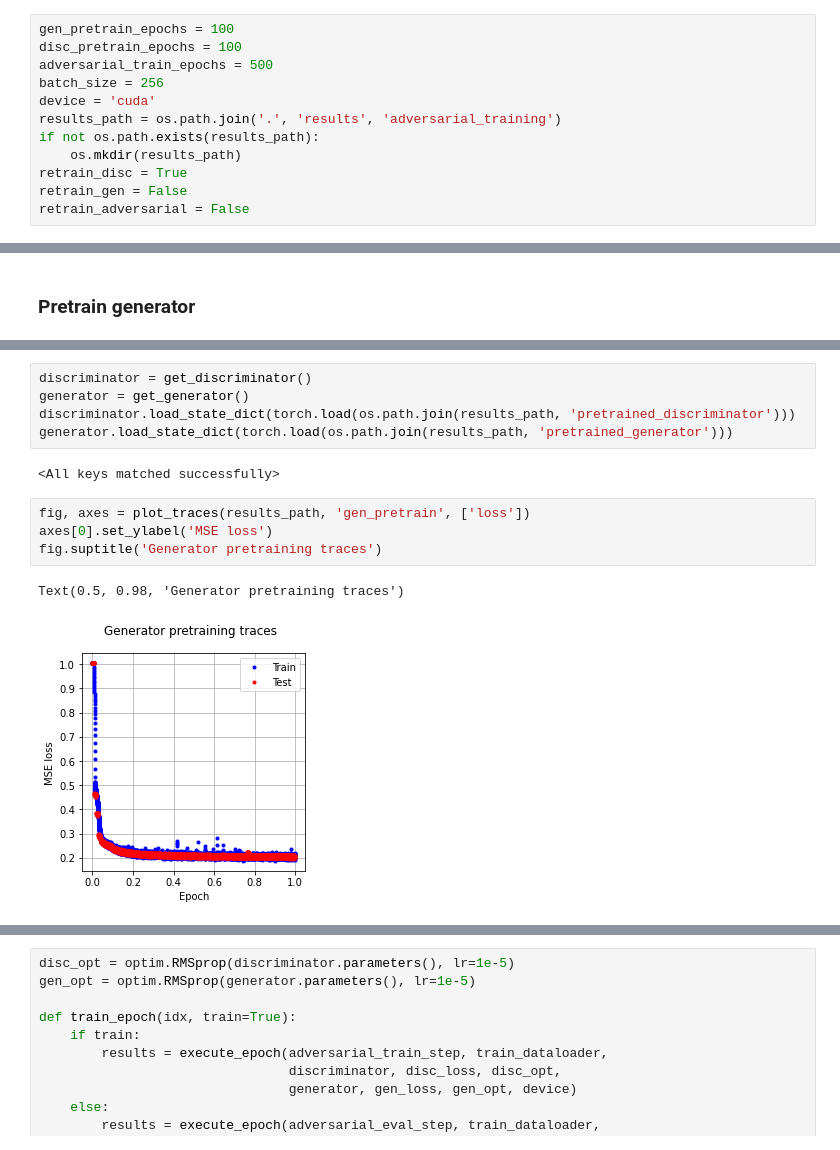
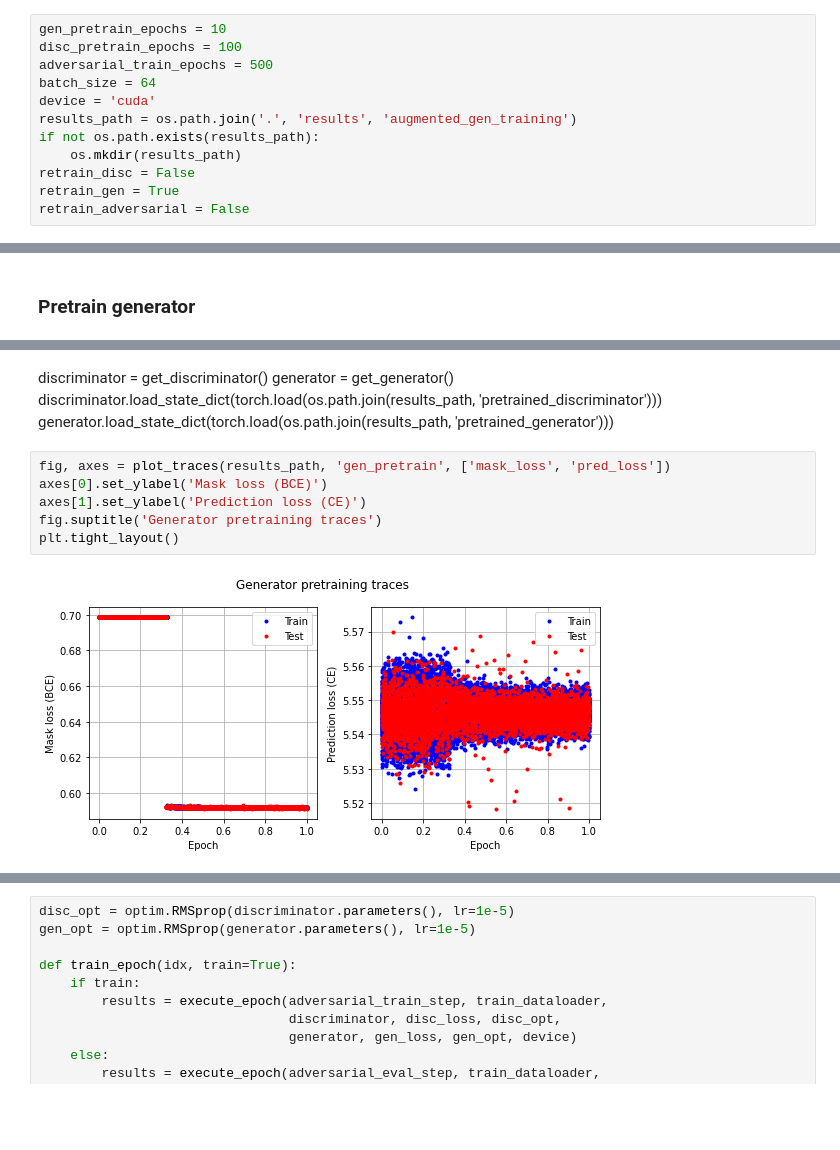
Before and after one commit to jimgammell/sca_defense, a Jupyter notebook: adversarial_training.ipynb, the cells around one changed output, grey strips where cells are left out. Saved outputs shown, nothing was run; the diff lists cells and outputs as text; blank space fills up the shorter version.

```diff
--- a/adversarial_training.ipynb
+++ b/adversarial_training.ipynb
@@ -16,15 +15,15 @@ from models.lstm import LstmModel
 from models.resnet_1d import resnet18
 from display_results import plot_traces, show_dataset, plot_gradcam
 # %%
-gen_pretrain_epochs = 100
+gen_pretrain_epochs = 10
 disc_pretrain_epochs = 100
 adversarial_train_epochs = 500
-batch_size = 256
+batch_size = 64
 device = 'cuda'
-results_path = os.path.join('.', 'results', 'adversarial_training')
+results_path = os.path.join('.', 'results', 'augmented_gen_training')
 if not os.path.exists(results_path):
     os.mkdir(results_path)
-retrain_disc = True
-retrain_gen = False
+retrain_disc = False
+retrain_gen = True
 retrain_adversarial = False
 # %%
@@ -174,20 +164,19 @@ if retrain_gen:
         progress_bar.update(1)
     torch.save(best_generator, os.path.join(results_path, 'pretrained_generator'))
     torch.save(best_gen_optim, os.path.join(results_path, 'pretrained_generator_optimizer'))
-# %%
-discriminator = get_discriminator()
-generator = get_generator()
-discriminator.load_state_dict(torch.load(os.path.join(results_path, 'pretrained_discriminator')))
-generator.load_state_dict(torch.load(os.path.join(results_path, 'pretrained_generator')))
-# %% [output]
-<All keys matched successfully>
+# %% [markdown]
+discriminator = get_discriminator()
+generator = get_generator()
+discriminator.load_state_dict(torch.load(os.path.join(results_path, 'pretrained_discriminator')))
+generator.load_state_dict(torch.load(os.path.join(results_path, 'pretrained_generator')))
 # %%
-fig, axes = plot_traces(results_path, 'gen_pretrain', ['loss'])
-axes[0].set_ylabel('MSE loss')
+fig, axes = plot_traces(results_path, 'gen_pretrain', ['mask_loss', 'pred_loss'])
+axes[0].set_ylabel('Mask loss (BCE)')
+axes[1].set_ylabel('Prediction loss (CE)')
 fig.suptitle('Generator pretraining traces')
+plt.tight_layout()
 # %% [output]
-Text(0.5, 0.98, 'Generator pretraining traces')
-[figure, old version]
+[figure, new version]
 # %%
 fig, axes = plot_traces(results_path, 'disc_pretrain', ['loss', 'acc', 'mean_rank'])
 axes[0].set_ylabel('Cross entropy loss')
```
Also changed, not shown: parts of 8 cells of this notebook, 4 other files.
